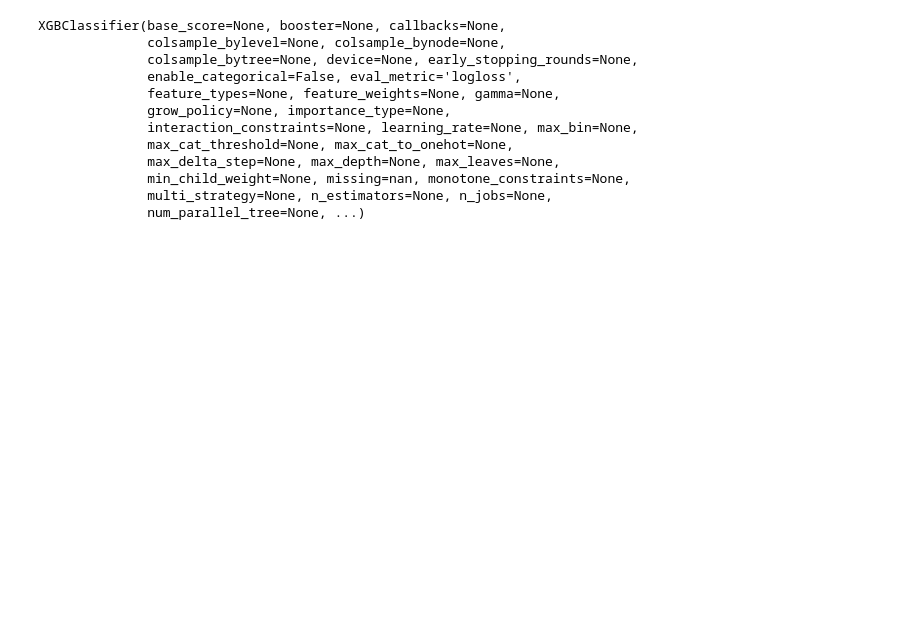
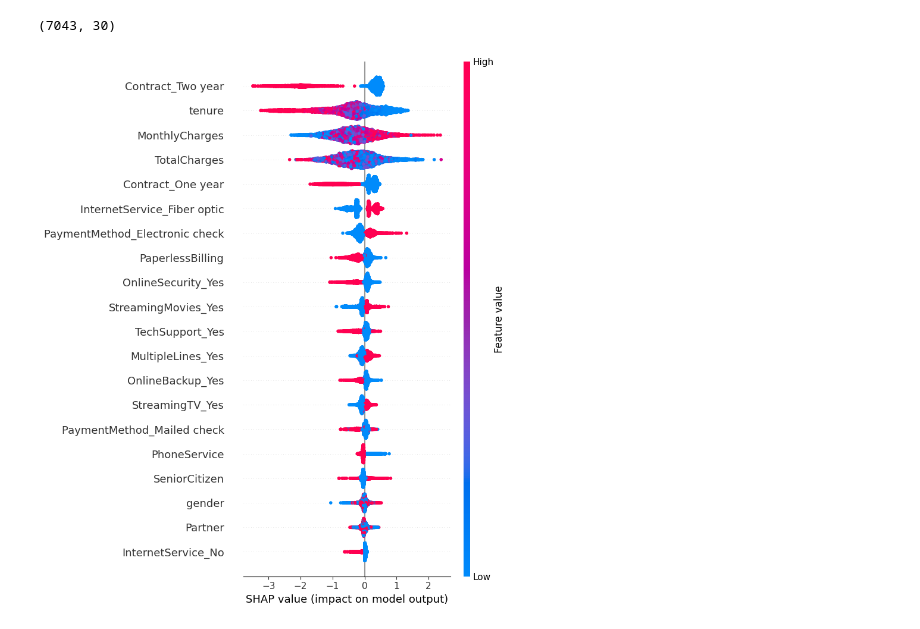
Before and after one commit to msilvestrec/customer-churn-predictor, a Jupyter notebook: notebooks/04_shap.ipynb, the cells around one changed output. Cells and saved outputs as stored; diff of their text form; code cells hidden in the pictures; blank space fills up the shorter version.

Commit message:
explainability: SHAP analysis notebook

```diff
--- a/notebooks/04_shap.ipynb
+++ b/notebooks/04_shap.ipynb
@@ -1,32 +1,23 @@
 # %%
 import pandas as pd
-import numpy as np
 import shap
-import xgboost as xgb
+import joblib
 import matplotlib.pyplot as plt
-from sklearn.model_selection import train_test_split
 
 df = pd.read_csv('../data/churn_clean.csv')
-
 X = df.drop(columns='Churn')
 y = df['Churn']
 
-X_train, X_test, y_train, y_test = train_test_split(X, y, test_size=0.2, random_state=42)
-
-scale = y_train.value_counts()[0] / y_train.value_counts()[1]
-
-model = xgb.XGBClassifier(random_state=42, eval_metric='logloss', scale_pos_weight=scale)
-model.fit(X_train, y_train)
+model = joblib.load('../models/model.pkl')
-# %% [output]
-XGBClassifier(base_score=None, booster=None, callbacks=None,
-              colsample_bylevel=None, colsample_bynode=None,
-              colsample_bytree=None, device=None, early_stopping_rounds=None,
-              enable_categorical=False, eval_metric='logloss',
-              feature_types=None, feature_weights=None, gamma=None,
-              grow_policy=None, importance_type=None,
-              interaction_constraints=None, learning_rate=None, max_bin=None,
-              max_cat_threshold=None, max_cat_to_onehot=None,
-              max_delta_step=None, max_depth=None, max_leaves=None,
-              min_child_weight=None, missing=nan, monotone_constraints=None,
-              multi_strategy=None, n_estimators=None, n_jobs=None,
-              num_parallel_tree=None, ...)
+# %%
+explainer = shap.TreeExplainer(model)
+shap_values = explainer.shap_values(X)
+# %%
+shap_values = explainer.shap_values(X)
+print(shap_values.shape)
+# %% [output]
+(7043, 30)
+# %%
+shap.summary_plot(shap_values, X)
+# %% [output]
+[figure, added]
```
